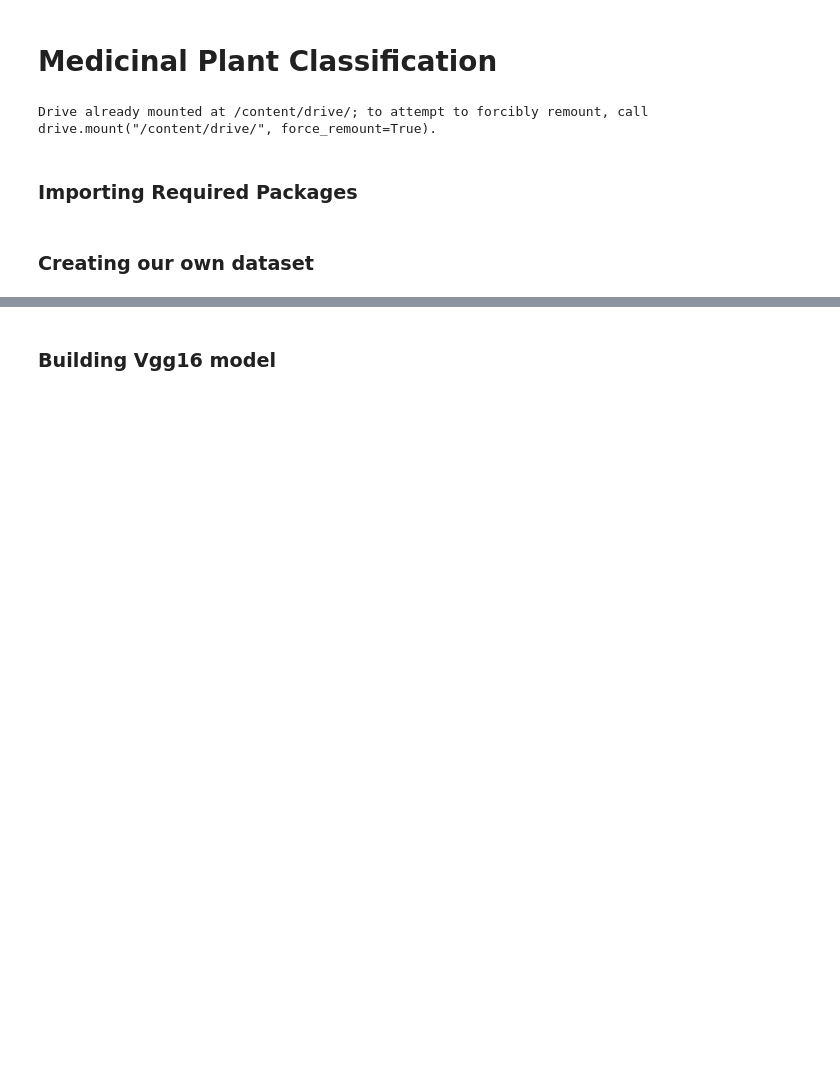
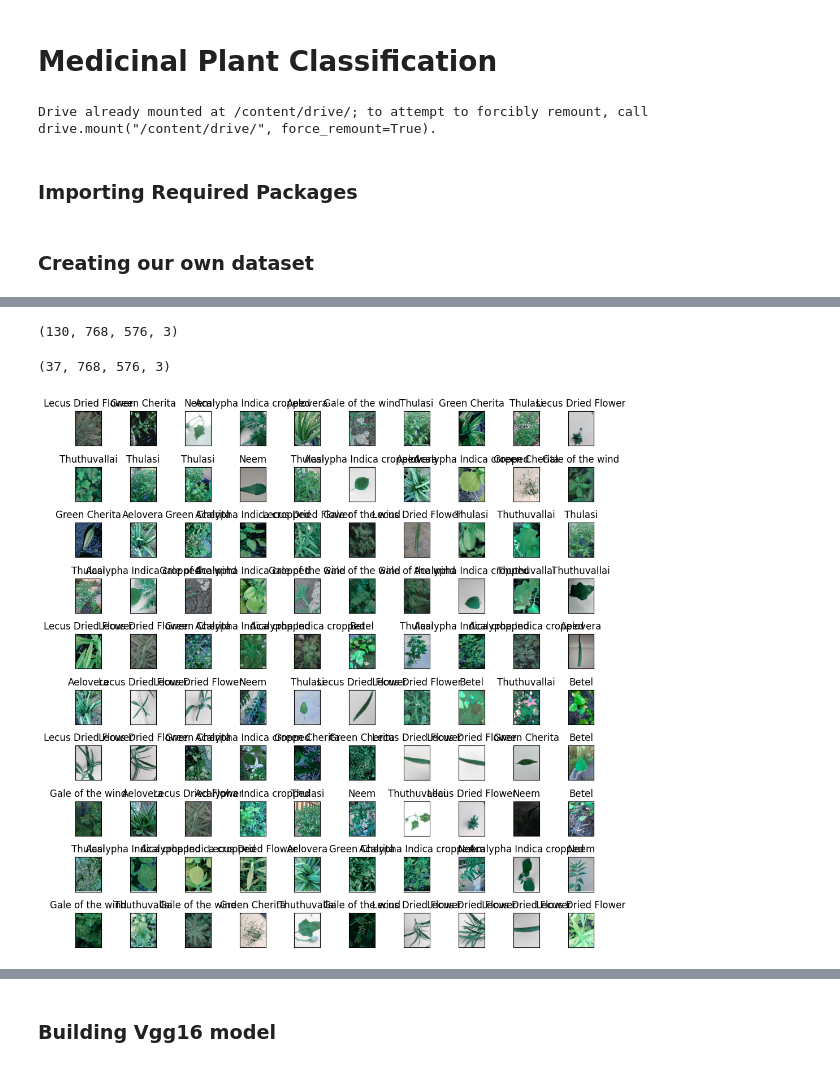
Before and after one commit to abin0001/Anveshion_project, a Jupyter notebook: Medical_plant_Classification.ipynb, the cells around one changed output, grey strips where cells are left out. Cells and saved outputs as stored; diff of their text form; code cells hidden in the pictures; blank space fills up the shorter version.

```diff
--- a/Medical_plant_Classification.ipynb
+++ b/Medical_plant_Classification.ipynb
@@ -310,0 +68,4 @@ Name: Image, Length: 144, dtype: object
+# %%
+source_folder = path
+dataset_creator = CreateImageDataset(source_folder)
+x,y=dataset_creator.load_data()
@@ -310,0 +122,24 @@ Name: Image, Length: 144, dtype: object
+# %%
+x,_,y,_=train_test_split(x,y,test_size=0.9,random_state=42)
+# %%
+x_train,x_test,y_train,y_test=train_test_split(x,y,test_size=0.2,random_state=42)
+x_train,x_val,y_train,y_val=train_test_split(x_train,y_train,test_size=0.1,random_state=42)
+# %%
+x_train.shape
+# %% [output]
+(130, 768, 576, 3)
+# %%
+x_test.shape
+# %% [output]
+(37, 768, 576, 3)
+# %%
+plt.rcParams["figure.figsize"] = (10,10)
+fig,axes = plt.subplots(10,10)
+for i,ax in enumerate(axes.flatten()):
+  ax.imshow(x_train[i])
+  ax.set_title(f'{y_train[i]}')
+  ax.set_xticks([])
+  ax.set_yticks([])
+fig.tight_layout()
+# %% [output]
+[figure, added]
```
Also changed, not shown: parts of 38 cells of this notebook.
